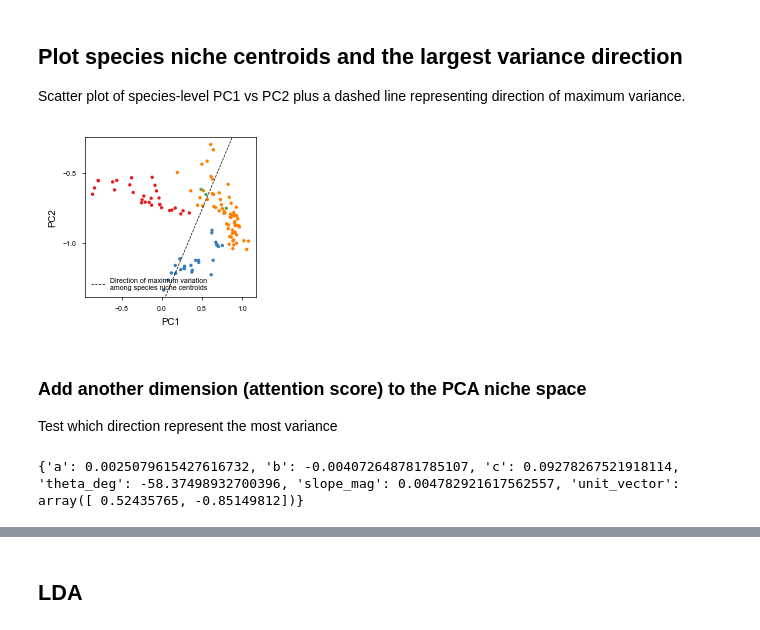
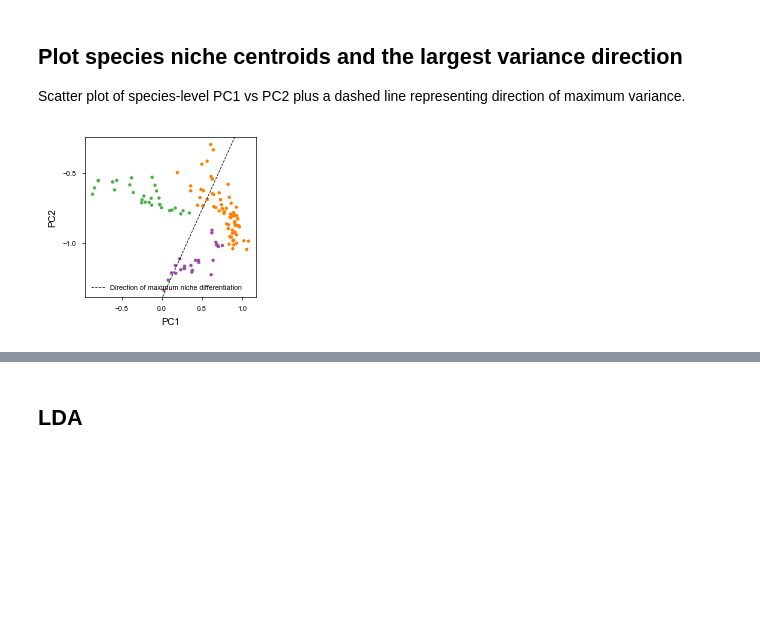
Before and after one commit to KLKua/DeepSDM, a Jupyter notebook: Fig5_nichespace_clustering.ipynb, the cells around one changed output, grey strips where cells are left out. Cells and saved outputs as stored; diff of their text form; code cells hidden in the pictures; blank space fills up the shorter version.

```diff
--- a/Fig5_nichespace_clustering.ipynb
+++ b/Fig5_nichespace_clustering.ipynb
@@ -128,7 +130,7 @@ font_path = '/usr/share/fonts/opentype/noto/NotoSansCJK-Regular.ttc'  # 檢查
 font_prop = fm.FontProperties(fname=font_path)
 
 # Define the optimal number of clusters.
-k_optimal = 4
+k_optimal = 3
 
 # Compute hierarchical linkage.
 linked = linkage(nichespace_deepsdm_all, method='average', metric='cosine')
@@ -357,32 +345,49 @@ plt.show()
 ## Plot species niche centroids and the largest variance direction
 Scatter plot of species-level PC1 vs PC2 plus a dashed line representing direction of maximum variance.
 # %%
-fig, ax = plt.subplots(figsize=mm2inch(55, 50), constrained_layout = True)
+fig, ax = plt.subplots(figsize=mm2inch(55, 50), constrained_layout=True)
+
+# Scatter plot of species niche centroids in environmental PCA space
 ax.scatter(x=df_center['PC01'],
            y=df_center['PC02'],
            c=point_colors,
-           s = 2)
+           s=2)
 
-# 計算原始數據的中心點，用於平移變異最大方向的直線
+# Calculate the centroid of all points (used to center the line of maximum variation)
 center_x = df_center["PC01"].mean()
 center_y = df_center["PC02"].mean()
-# 繪製平移後的最大變異方向直線 (y = slope * (x - center_x) + center_y)
+
+# Compute and plot the line representing the direction of maximum variation among species niche centroids
+# Equation: y = slope * (x - center_x) + center_y
 x_vals_shifted = np.linspace(df_center["PC01"].min(), df_center["PC01"].max(), 100)
 y_vals_shifted = df_ldaonPC.LD1.PC01 / df_ldaonPC.LD1.PC02 * (x_vals_shifted - center_x) + center_y
 
-ax.plot(x_vals_shifted, y_vals_shifted, color="black", linestyle="--", linewidth=0.5, label="Direction of maximum variation \namong species niche centroids")
+ax.plot(x_vals_shifted, y_vals_shifted,
+        color="black",
+        linestyle="--",
+        linewidth=0.5,
+        label="Direction of maximum niche differentiation")
 
+# Add legend
 ax.legend(loc='lower left', frameon=False)
+
+# Axis labels
 ax.set_xlabel('PC1')
 ax.set_ylabel('PC2')
+
+# Define tick positions for both axes
 ax.set_xticks([-0.5, 0, 0.5, 1])
 ax.set_yticks([-1.0, -0.5])
-ax.set_ylim([df_center["PC02"].min()-0.05, df_center["PC02"].max()+0.05])
-plot_output = os.path.join(PU.plot_path_nichespace_clustering, 'niche_center_maxvariance.pdf')
-# plt.savefig(plot_output, transparent = True, dpi = 500)
+
+# Set y-axis range slightly beyond data limits for better spacing
+ax.set_ylim([df_center["PC02"].min() - 0.05,
+             df_center["PC02"].max() + 0.05])
+
+# Save figure as a transparent high-resolution PDF
+plot_output = os.path.join(PU.plot_path_nichespace_clustering, 'niche_center_LDAaxis1.pdf')
+plt.savefig(plot_output, transparent=True, dpi=500)
+
+# Display plot
 plt.show()
 # %% [output]
-[figure, old version]
+[figure, new version]
-# %% [markdown]
-### Add another dimension (attention score) to the PCA niche space
-Test which direction represent the most variance
@@ -391,28 +393,0 @@ df = PU.df_nichespace_center_coordinate.join(PU.df_attention)
-# %%
-import numpy as np
-
-def slope_direction(df, col='clt', xcol='PC01', ycol='PC02'):
-    sub = df[[xcol, ycol, col]].dropna()
-    x, y, z = sub[xcol].to_numpy(), sub[ycol].to_numpy(), sub[col].to_numpy()
-
-    # 設計矩陣：Z = a*x + b*y + c
-    X = np.column_stack([x, y, np.ones_like(x)])
-    a, b, c = np.linalg.lstsq(X, z, rcond=None)[0]
-
-    # 方向角與大小
-    theta_rad = np.arctan2(b, a)
-    theta_deg = np.degrees(theta_rad)           # 相對 x=PC01 軸，逆時針
-    slope_mag = np.hypot(a, b)                  # 最大變化率（梯度長度）
-    u = np.array([a, b]) / (slope_mag + 1e-12)  # 單位方向向量
-
-    return {
-        'a': a, 'b': b, 'c': c,
-        'theta_deg': theta_deg,
-        'slope_mag': slope_mag,
-        'unit_vector': u
-    }
-
-res = slope_direction(df, col='clt', xcol='PC01', ycol='PC02')
-print(res)
-# %% [output]
-{'a': 0.0025079615427616732, 'b': -0.004072648781785107, 'c': 0.09278267521918114, 'theta_deg': -58.37498932700396, 'slope_mag': 0.004782921617562557, 'unit_vector': array([ 0.52435765, -0.85149812])}
```
Also changed, not shown: parts of 22 cells of this notebook, 3 other files.
